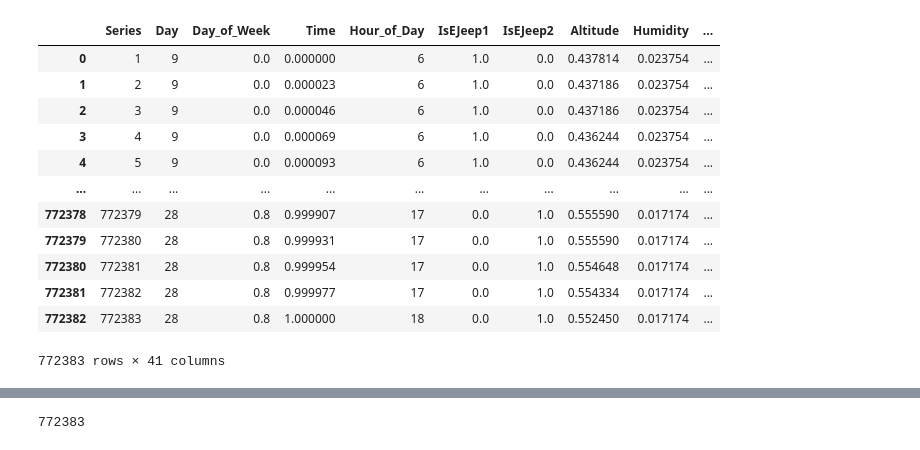
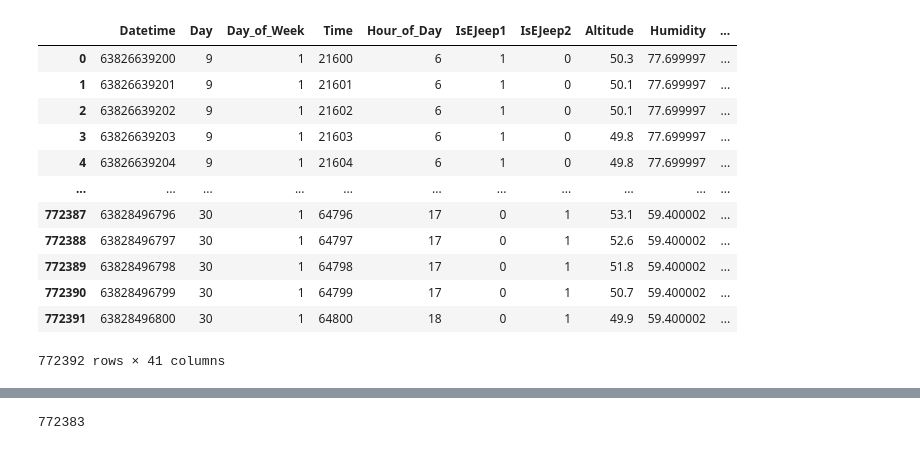
Before and after one commit to CSfromCS/VHS-Thesis, a Jupyter notebook: Baseline Models v4/Transformers_v4_3.ipynb, the cells around one changed output, grey strips where cells are left out. Cells and saved outputs as stored; diff of their text form; code cells hidden in the pictures.

```diff
--- a/Baseline Models v4/Transformers_v4_3.ipynb
+++ b/Baseline Models v4/Transformers_v4_3.ipynb
@@ -9,35 +12,35 @@ import matplotlib.pyplot as plt
 # %%
-train_df = pd.read_csv('../Data Preprocessing/Train_Out.csv')
-train_df.tail(10)
-train_df.columns = ['Series', 'Datetime', 'Day', 'Day_of_Week', 'Time', 'Hour_of_Day', 'IsEJeep1',
+df = pd.read_csv('../Data Preprocessing/Final_Out.csv')
+df.tail(10)
+df.columns = ['Series', 'Datetime', 'Day', 'Day_of_Week', 'Time', 'Hour_of_Day', 'IsEJeep1',
        'IsEJeep2', 'Altitude', 'Humidity', 'Temperature',
        'Latitude', 'Longitude', 'Lat Diff', 'Long Diff', 'Distance',
        'Cum Distance', 'Abs Distance', 'Percent Distance', 'Encoded Station',
        'IsStation', 'IsCharging', 'Encoded Prev Station', 'Prev Station Lat',
        'Prev Station Long', 'Prev Abs Distance', 'Prev Cum Distance',
        'Previous Time to Xavier Hall', 'Previous Time to Fine Arts Annex',
        'Previous Time to Loyola House of Studies',
        'Previous Time to Grade School', 'Previous Time to Gate 2.5',
        'Previous Time to Leong Hall', 'Encoded Next Station',
        'Next Station Lat', 'Next Station Long', 'Next Time to Xavier Hall',
        'Next Time to Fine Arts Annex', 'Next Time to Loyola House of Studies',
        'Next Time to Grade School', 'Next Time to Gate 2.5',
        'Next Time to Leong Hall']
-train_df.drop(columns=['Datetime'], inplace=True)
+df.drop(columns=['Series'], inplace=True)
 
-train_df['Series'] = train_df.index + 1
-train_df
+# df['Series'] = df.index + 1
+df
 # %% [output]
-|  | Series | Day | Day_of_Week | Time | Hour_of_Day | IsEJeep1 | IsEJeep2 | Altitude | Humidity | ... |
-| 0 | 1 | 9 | 0.0 | 0.000000 | 6 | 1.0 | 0.0 | 0.437814 | 0.023754 | ... |
-| 1 | 2 | 9 | 0.0 | 0.000023 | 6 | 1.0 | 0.0 | 0.437186 | 0.023754 | ... |
-| 2 | 3 | 9 | 0.0 | 0.000046 | 6 | 1.0 | 0.0 | 0.437186 | 0.023754 | ... |
-| 3 | 4 | 9 | 0.0 | 0.000069 | 6 | 1.0 | 0.0 | 0.436244 | 0.023754 | ... |
-| 4 | 5 | 9 | 0.0 | 0.000093 | 6 | 1.0 | 0.0 | 0.436244 | 0.023754 | ... |
+|  | Datetime | Day | Day_of_Week | Time | Hour_of_Day | IsEJeep1 | IsEJeep2 | Altitude | Humidity | ... |
+| 0 | 63826639200 | 9 | 1 | 21600 | 6 | 1 | 0 | 50.3 | 77.699997 | ... |
+| 1 | 63826639201 | 9 | 1 | 21601 | 6 | 1 | 0 | 50.1 | 77.699997 | ... |
+| 2 | 63826639202 | 9 | 1 | 21602 | 6 | 1 | 0 | 50.1 | 77.699997 | ... |
+| 3 | 63826639203 | 9 | 1 | 21603 | 6 | 1 | 0 | 49.8 | 77.699997 | ... |
+| 4 | 63826639204 | 9 | 1 | 21604 | 6 | 1 | 0 | 49.8 | 77.699997 | ... |
 | ... | ... | ... | ... | ... | ... | ... | ... | ... | ... | ... |
-| 772378 | 772379 | 28 | 0.8 | 0.999907 | 17 | 0.0 | 1.0 | 0.555590 | 0.017174 | ... |
-| 772379 | 772380 | 28 | 0.8 | 0.999931 | 17 | 0.0 | 1.0 | 0.555590 | 0.017174 | ... |
-| 772380 | 772381 | 28 | 0.8 | 0.999954 | 17 | 0.0 | 1.0 | 0.554648 | 0.017174 | ... |
-| 772381 | 772382 | 28 | 0.8 | 0.999977 | 17 | 0.0 | 1.0 | 0.554334 | 0.017174 | ... |
-| 772382 | 772383 | 28 | 0.8 | 1.000000 | 18 | 0.0 | 1.0 | 0.552450 | 0.017174 | ... |
+| 772387 | 63828496796 | 30 | 1 | 64796 | 17 | 0 | 1 | 53.1 | 59.400002 | ... |
+| 772388 | 63828496797 | 30 | 1 | 64797 | 17 | 0 | 1 | 52.6 | 59.400002 | ... |
+| 772389 | 63828496798 | 30 | 1 | 64798 | 17 | 0 | 1 | 51.8 | 59.400002 | ... |
+| 772390 | 63828496799 | 30 | 1 | 64799 | 17 | 0 | 1 | 50.7 | 59.400002 | ... |
+| 772391 | 63828496800 | 30 | 1 | 64800 | 18 | 0 | 1 | 49.9 | 59.400002 | ... |
-772383 rows × 41 columns
+772392 rows × 41 columns
```
Also changed, not shown: parts of 4 cells of this notebook, 6 other files.
